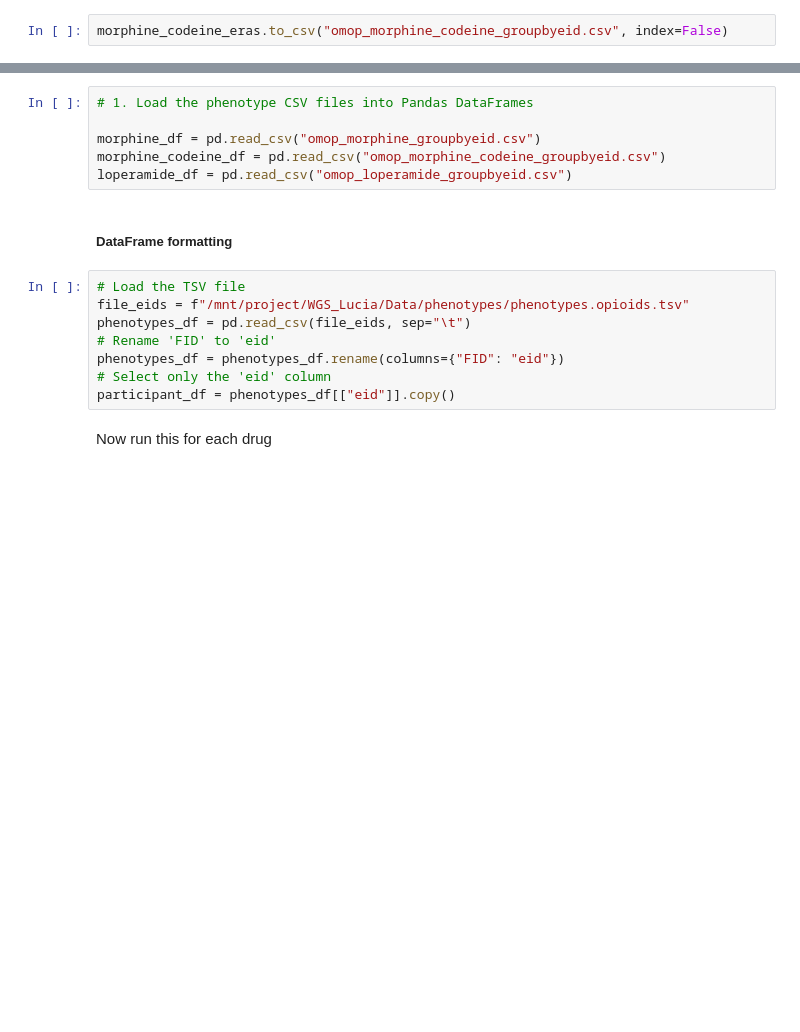
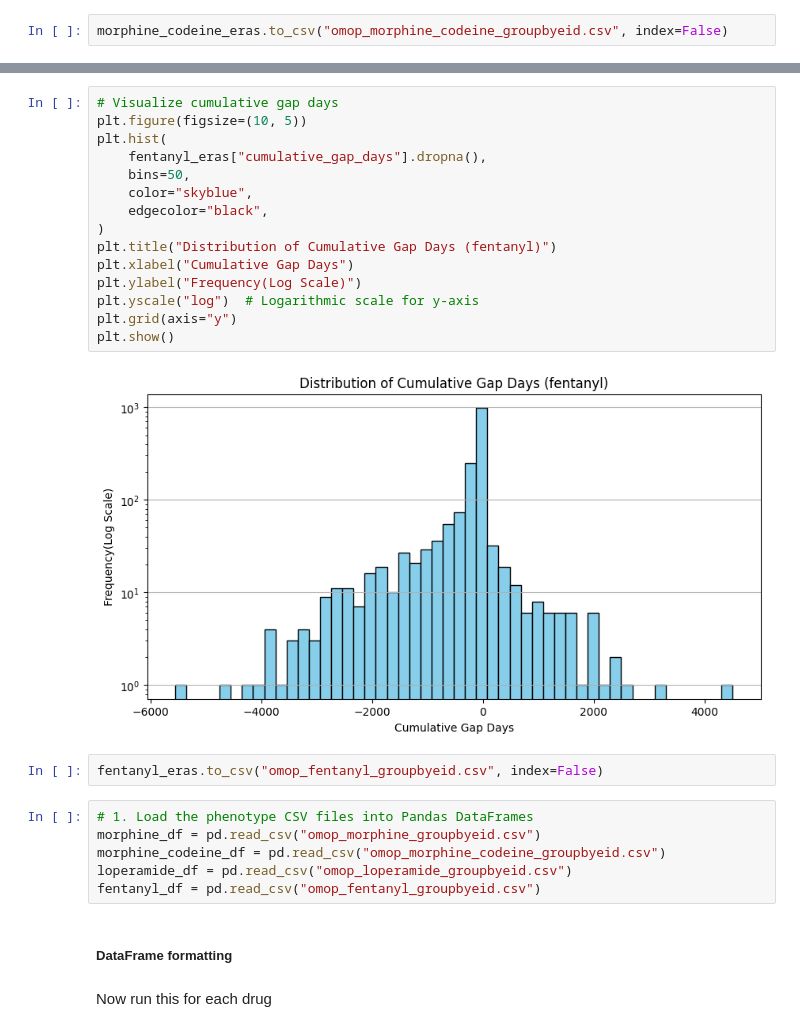
Before and after one commit to HauserGroup/Project_XS_PerMed, a Jupyter notebook: notebooks/wgs_lucia/QT/phenotypes_QT.ipynb, the cells around one changed output, grey strips where cells are left out. Cells and saved outputs as stored; diff of their text form; blank space fills up the shorter version.

```diff
--- a/notebooks/wgs_lucia/QT/phenotypes_QT.ipynb
+++ b/notebooks/wgs_lucia/QT/phenotypes_QT.ipynb
@@ -730,18 +957,29 @@ morphine_codeine_eras.to_csv("omop_morphine_codeine_groupbyeid.csv", index=False
+# %%
+# Visualize cumulative gap days
+plt.figure(figsize=(10, 5))
+plt.hist(
+    fentanyl_eras["cumulative_gap_days"].dropna(),
+    bins=50,
+    color="skyblue",
+    edgecolor="black",
+)
+plt.title("Distribution of Cumulative Gap Days (fentanyl)")
+plt.xlabel("Cumulative Gap Days")
+plt.ylabel("Frequency(Log Scale)")
+plt.yscale("log")  # Logarithmic scale for y-axis
+plt.grid(axis="y")
+plt.show()
+# %% [output]
+[figure, added]
+# %%
+fentanyl_eras.to_csv("omop_fentanyl_groupbyeid.csv", index=False)
 # %%
 # 1. Load the phenotype CSV files into Pandas DataFrames
-
 morphine_df = pd.read_csv("omop_morphine_groupbyeid.csv")
 morphine_codeine_df = pd.read_csv("omop_morphine_codeine_groupbyeid.csv")
 loperamide_df = pd.read_csv("omop_loperamide_groupbyeid.csv")
+fentanyl_df = pd.read_csv("omop_fentanyl_groupbyeid.csv")
 # %% [markdown]
 ##### DataFrame formatting
-# %%
-# Load the TSV file
-file_eids = f"/mnt/project/WGS_Lucia/Data/phenotypes/phenotypes.opioids.tsv"
-phenotypes_df = pd.read_csv(file_eids, sep="\t")
-# Rename 'FID' to 'eid'
-phenotypes_df = phenotypes_df.rename(columns={"FID": "eid"})
-# Select only the 'eid' column
-participant_df = phenotypes_df[["eid"]].copy()
 # %% [markdown]
 Now run this for each drug
```
Also changed, not shown: parts of 19 cells of this notebook, 47 other files.
